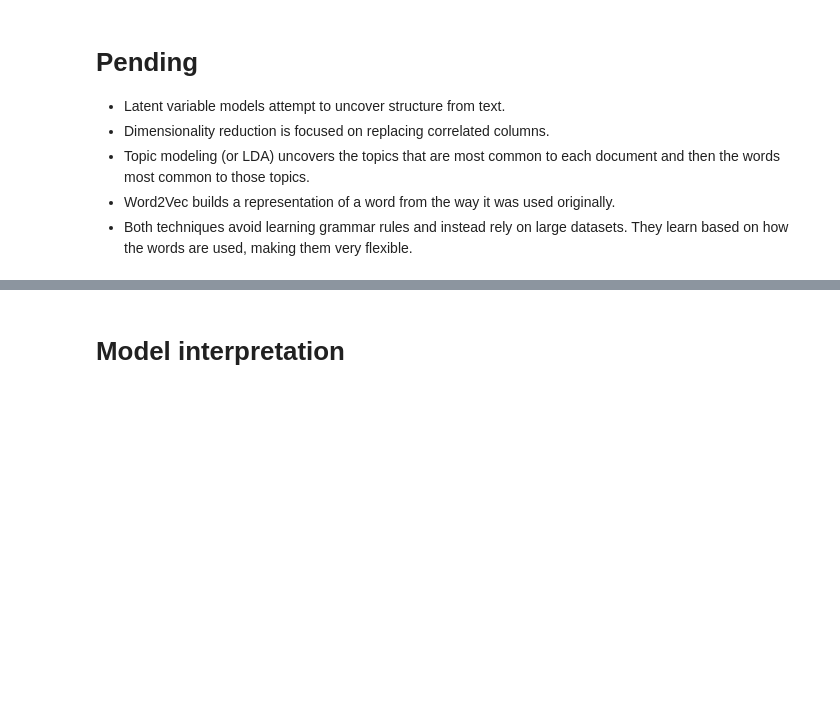
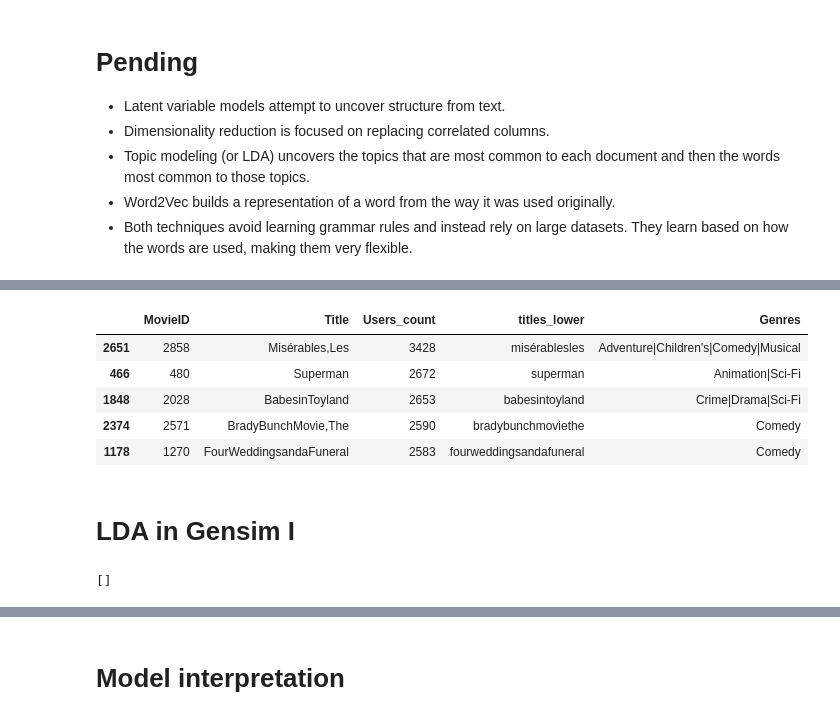
Before and after one commit to LoidaDelgadoPerez/DataScience, a Jupyter notebook: Final Project 4_Draft.ipynb, the cells around one changed output, grey strips where cells are left out. Saved outputs shown, nothing was run; the diff lists cells and outputs as text; code cells hidden in the pictures; blank space fills up the shorter version.

```diff
--- a/Final Project 4_Draft.ipynb
+++ b/Final Project 4_Draft.ipynb
@@ -477,0 +293,6 @@ I am having issues cleaning up the years from my titles so words within topics a
+# %%
+#Removing years from movie titles because there are no movies with more than one release date
+#in my data set so the year info doesn't add any value to my titles
+
+titles_freqc.Title = titles_freqc.Title.str[:-6]
+titles_freqc.head()
@@ -477,0 +306,6 @@ I am having issues cleaning up the years from my titles so words within topics a
+# %%
+#Removing spaces between words in Title
+titles_freqc.Title = titles_freqc.Title.str.replace(' ', '')
+#titles_freqc['Title'] = titles_freqc['Title'].str.strip()
+#titles_freqc['Title'].str.lower()
+titles_freqc.head()
@@ -477,0 +334,42 @@ I am having issues cleaning up the years from my titles so words within topics a
+# %%
+#Brining movie genres in to better understand theme composition down the line
+titles_freqg = titles_freqc.join(dfc['Genres'])
+titles_freqg.head()
+# %% [output]
+|  | MovieID | Title | Users_count | titles_lower | Genres |
+| 2651 | 2858 | Misérables,Les | 3428 | misérablesles | Adventure|Children's|Comedy|Musical |
+| 466 | 480 | Superman | 2672 | superman | Animation|Sci-Fi |
+| 1848 | 2028 | BabesinToyland | 2653 | babesintoyland | Crime|Drama|Sci-Fi |
+| 2374 | 2571 | BradyBunchMovie,The | 2590 | bradybunchmoviethe | Comedy |
+| 1178 | 1270 | FourWeddingsandaFuneral | 2583 | fourweddingsandafuneral | Comedy |
+# %% [markdown]
+# LDA in Gensim I
+# %%
+#This step is not needed at the moment but could be needed in the future so will leave it just in case
+
+#Adding stop words to exclusion list
+
+#def cust_stop_list(lists):
+    '''
+    Take a list of lists and looks for specific strings.
+    Adds to stop_list
+
+    '''
+
+    #stop_list = []
+
+    #for line in lists:
+        #words = line.split(' ')
+        #for word in words:
+            #if '1930' in word:
+                #stop_list.append(word)
+            #if '1945' in word:
+                #stop_list.append(word)
+    #return(stop_list)
+
+#Conditionals on year should be done with a regex but can't seem to make it work atm
+
+#stop_list = cust_stop_list(titles_freqc.Title)
+#print(stop_list[:20])
+# %% [output]
+[]
```
Also changed, not shown: parts of 40 cells of this notebook.
